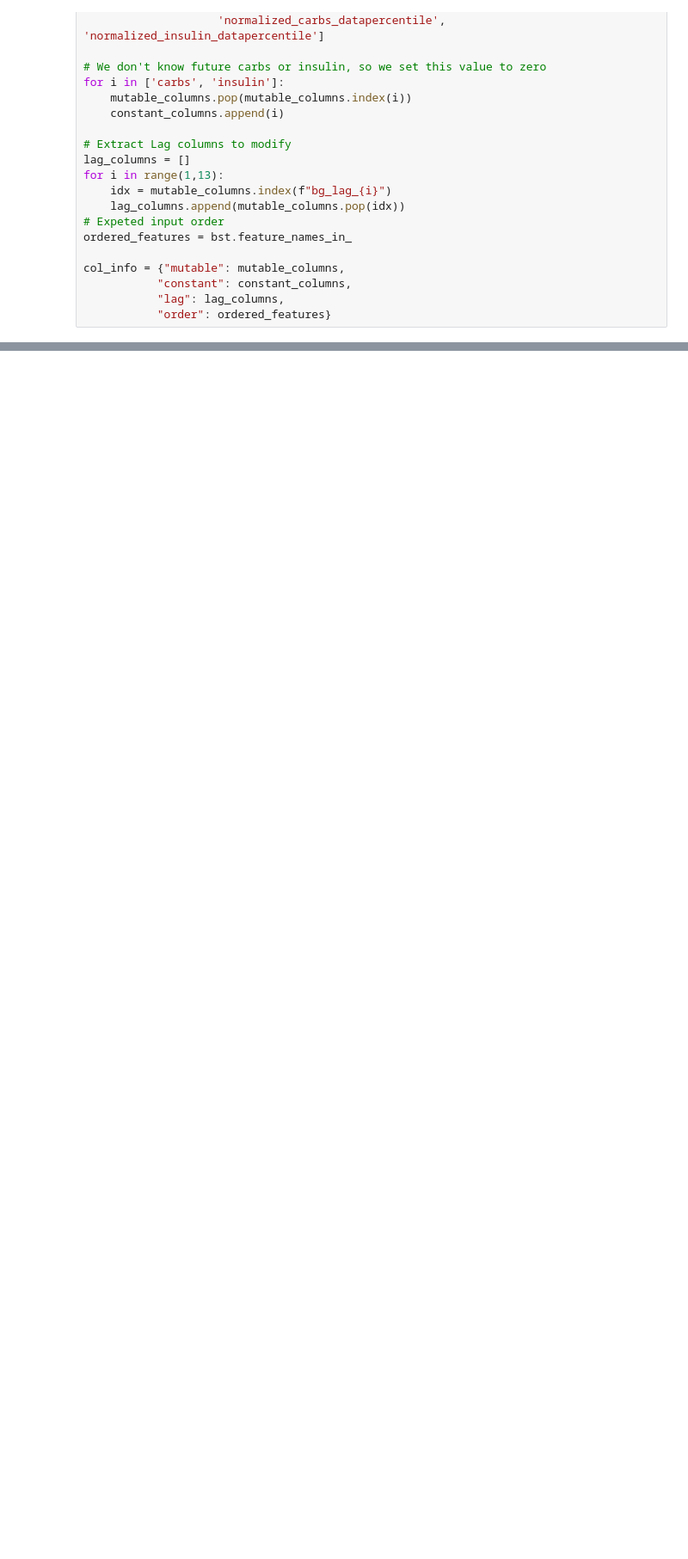
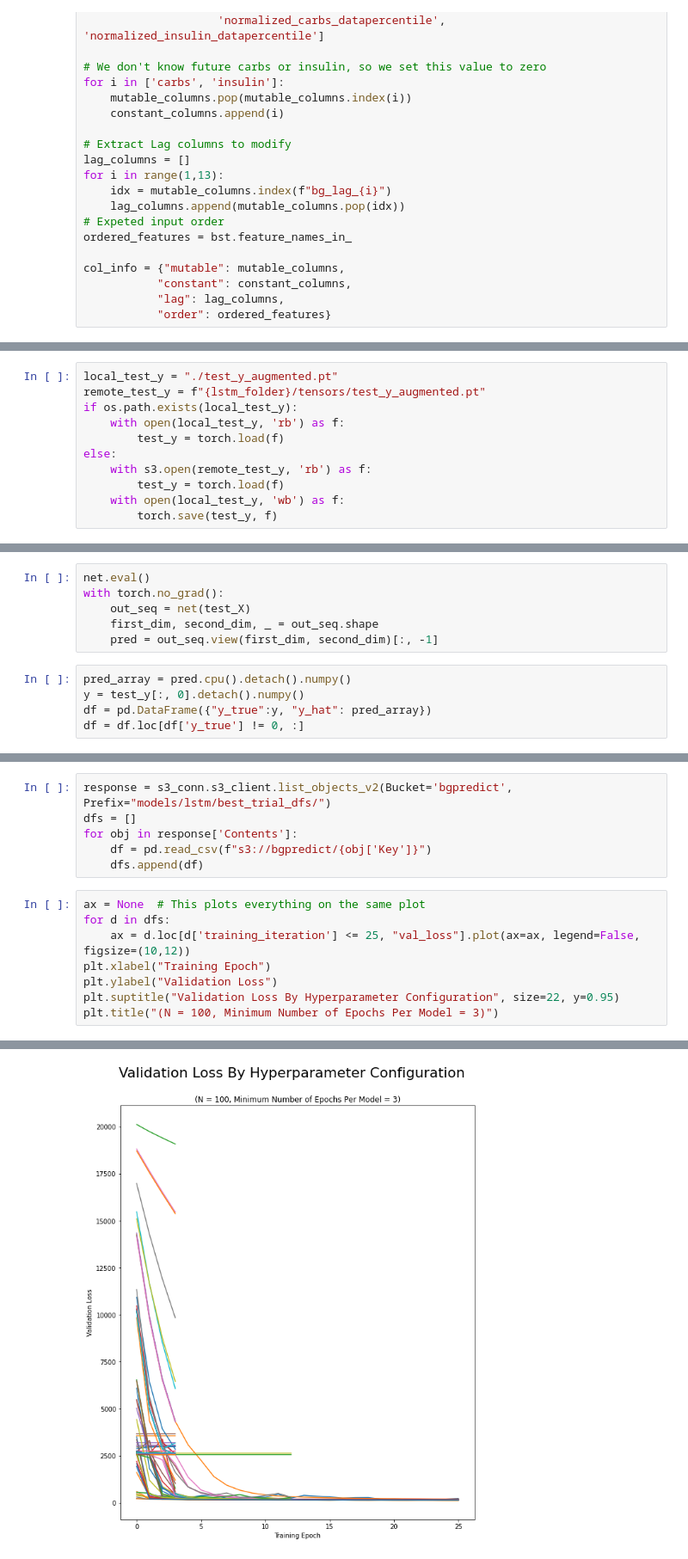
Before and after one commit to Spencer-Weston/BGPredict, a Jupyter notebook: bgpredict/Notebooks/MetricCalculation.ipynb, the cells around one changed output, grey strips where cells are left out. Shown at 86% size. Drawn from its saved outputs; the diff is of its cells as text; blank space fills up the shorter version.

```diff
--- a/bgpredict/Notebooks/MetricCalculation.ipynb
+++ b/bgpredict/Notebooks/MetricCalculation.ipynb
@@ -989,0 +701,11 @@ mean_squared_error(future_y_df['bg'], init_preds)
+# %%
+local_test_y = "./test_y_augmented.pt"
+remote_test_y = f"{lstm_folder}/tensors/test_y_augmented.pt"
+if os.path.exists(local_test_y):
+    with open(local_test_y, 'rb') as f:
+        test_y = torch.load(f)
+else:
+    with s3.open(remote_test_y, 'rb') as f:
+        test_y = torch.load(f)
+    with open(local_test_y, 'wb') as f:
+        torch.save(test_y, f)
@@ -989,0 +714,11 @@ mean_squared_error(future_y_df['bg'], init_preds)
+# %%
+net.eval()
+with torch.no_grad():
+    out_seq = net(test_X)
+    first_dim, second_dim, _ = out_seq.shape
+    pred = out_seq.view(first_dim, second_dim)[:, -1]
+# %%
+pred_array = pred.cpu().detach().numpy()
+y = test_y[:, 0].detach().numpy()
+df = pd.DataFrame({"y_true":y, "y_hat": pred_array})
+df = df.loc[df['y_true'] != 0, :]
@@ -989,0 +732,15 @@ mean_squared_error(future_y_df['bg'], init_preds)
+# %%
+response = s3_conn.s3_client.list_objects_v2(Bucket='bgpredict', Prefix="models/lstm/best_trial_dfs/")
+dfs = []
+for obj in response['Contents']:
+    df = pd.read_csv(f"s3://bgpredict/{obj['Key']}")
+    dfs.append(df)
+# %%
+ax = None  # This plots everything on the same plot
+for d in dfs:
+    ax = d.loc[d['training_iteration'] <= 25, "val_loss"].plot(ax=ax, legend=False, figsize=(10,12))
+plt.xlabel("Training Epoch")
+plt.ylabel("Validation Loss")
+plt.suptitle("Validation Loss By Hyperparameter Configuration", size=22, y=0.95)
+plt.title("(N = 100, Minimum Number of Epochs Per Model = 3)")
+# %% [output]
@@ -989,0 +748 @@ mean_squared_error(future_y_df['bg'], init_preds)
+[figure, added]
```
Also changed, not shown: parts of 55 cells of this notebook.
